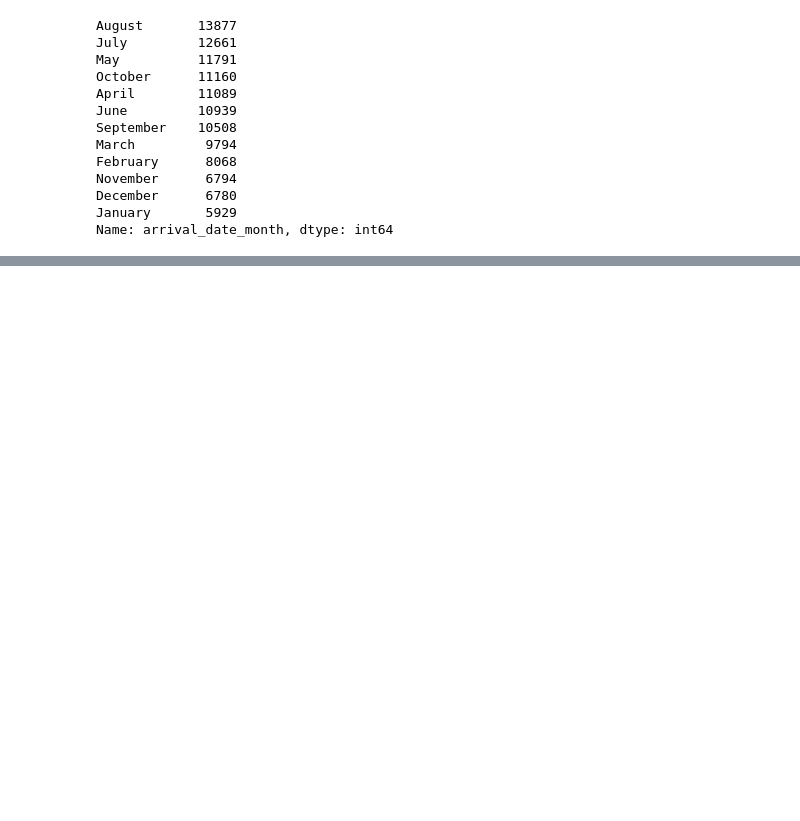
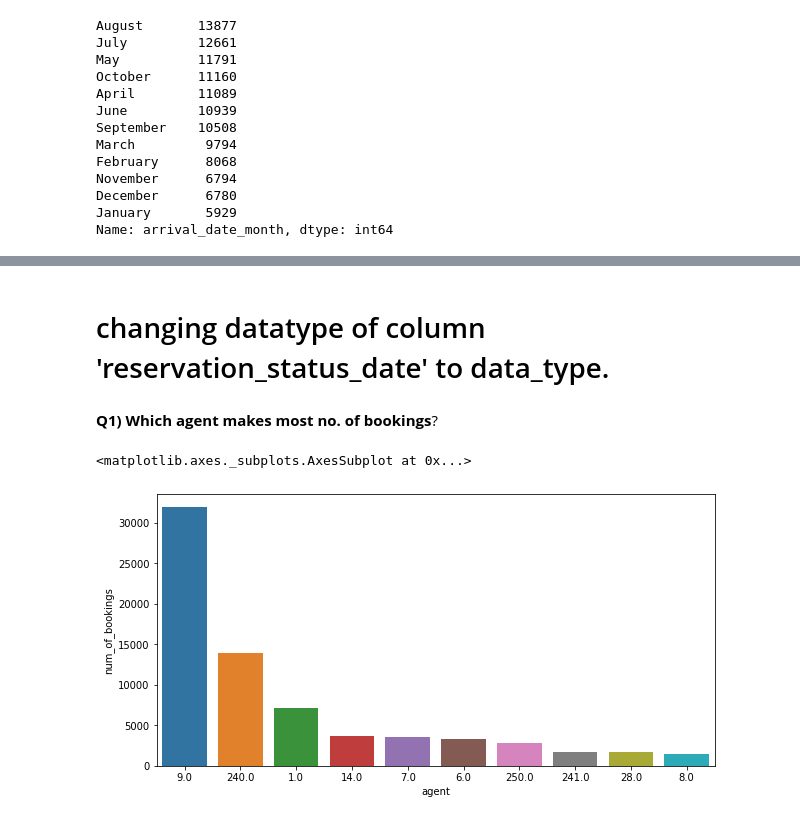
Before and after one commit to VishalDhore005/Capstone_Project, a Jupyter notebook: Hotel_Booking_Analysis_Capstone_Project.ipynb, the cells around one changed output, grey strips where cells are left out. Drawn from its saved outputs; the diff is of its cells as text; code cells hidden in the pictures; blank space fills up the shorter version.

```diff
--- a/Hotel_Booking_Analysis_Capstone_Project.ipynb
+++ b/Hotel_Booking_Analysis_Capstone_Project.ipynb
@@ -79,0 +100,2 @@ dtype: int64
+# %%
+df['country'].fillna('others', inplace = True)
@@ -131,0 +182,24 @@ Name: arrival_date_month, dtype: int64
+# %% [markdown]
+# changing datatype of column 'reservation_status_date' to data_type.
+# %%
+df['reservation_status_date'] = pd.to_datetime(df['reservation_status_date'], format = '%Y-%m-%d')
+# %%
+df[df['adults']+df['babies']+df['children'] == 0].shape
+df.drop(df[df['adults']+df['babies']+df['children'] == 0].index, inplace = True)
+# %%
+# Adding total staying days in hotels
+df['total_stay'] = df['stays_in_weekend_nights']+df['stays_in_week_nights']
+
+# Adding total people num as column, i.e. total people num = num of adults + children + babies
+df['total_people'] = df['adults']+df['children']+df['babies']
+# %% [markdown]
+**Q1) Which agent makes most no. of bookings**?
+# %%
+d1 = pd.DataFrame(df['agent'].value_counts()).reset_index().rename(columns = {'index':'agent','agent':'num_of_bookings'})
+d1.drop(d1[d1['agent'] == 0].index, inplace = True)
+d1 = d1[:10]
+plt.figure(figsize = (10,5))
+sns.barplot(x = 'agent', y = 'num_of_bookings', data = d1, order = d1.sort_values('num_of_bookings', ascending = False).agent)
+# %% [output]
+<matplotlib.axes._subplots.AxesSubplot at 0x...>
+[figure, added]
```
Also changed, not shown: parts of 33 cells of this notebook.
